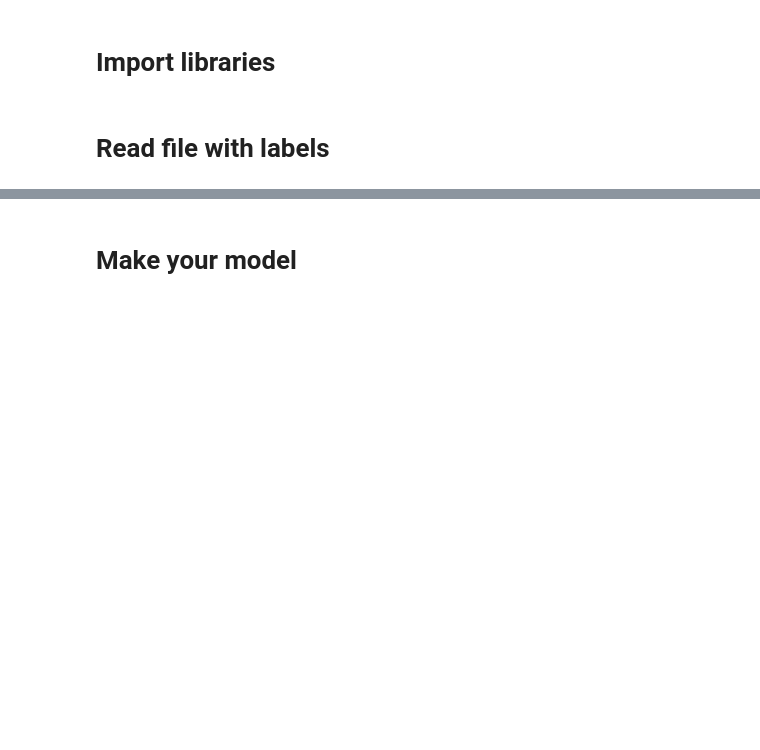
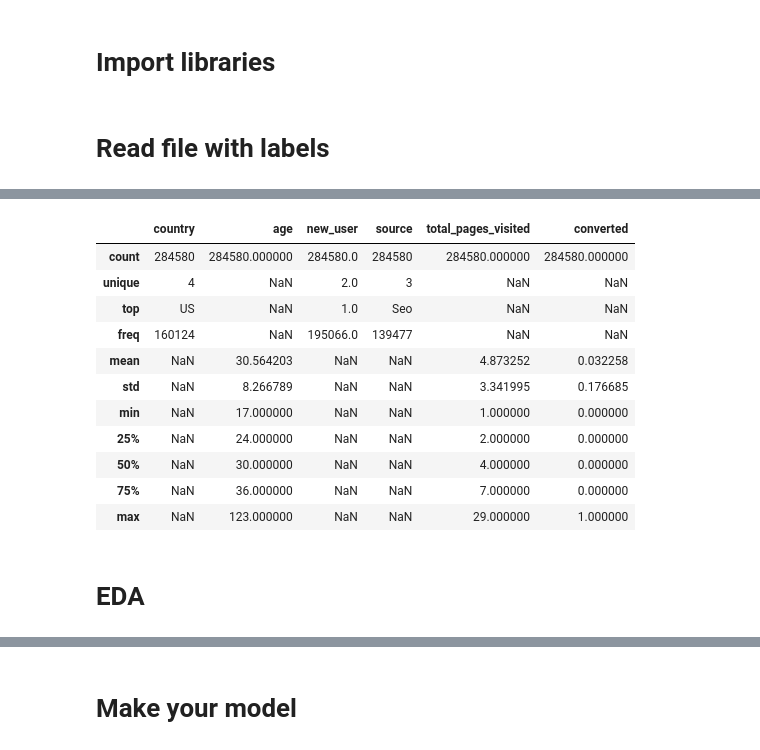
Before and after one commit to kumquat42/202311_jedha_Bloc3_ML_challenge, a Jupyter notebook: 202311_jedha_bloc3_ML_challenge.ipynb, the cells around one changed output, grey strips where cells are left out. Saved outputs shown, nothing was run; the diff lists cells and outputs as text; code cells hidden in the pictures; blank space fills up the shorter version.

```diff
--- a/202311_jedha_bloc3_ML_challenge.ipynb
+++ b/202311_jedha_bloc3_ML_challenge.ipynb
@@ -47,0 +79,15 @@ data.head()
+# %%
+data.describe(include = 'all')
+# %% [output]
+|  | country | age | new_user | source | total_pages_visited | converted |
+| count | 284580 | 284580.000000 | 284580.0 | 284580 | 284580.000000 | 284580.000000 |
+| unique | 4 | NaN | 2.0 | 3 | NaN | NaN |
+| top | US | NaN | 1.0 | Seo | NaN | NaN |
+| freq | 160124 | NaN | 195066.0 | 139477 | NaN | NaN |
+| mean | NaN | 30.564203 | NaN | NaN | 4.873252 | 0.032258 |
+| std | NaN | 8.266789 | NaN | NaN | 3.341995 | 0.176685 |
+| min | NaN | 17.000000 | NaN | NaN | 1.000000 | 0.000000 |
+| 25% | NaN | 24.000000 | NaN | NaN | 2.000000 | 0.000000 |
+| 50% | NaN | 30.000000 | NaN | NaN | 4.000000 | 0.000000 |
+| 75% | NaN | 36.000000 | NaN | NaN | 7.000000 | 0.000000 |
+| max | NaN | 123.000000 | NaN | NaN | 29.000000 | 1.000000 |
@@ -48,3 +106,5 @@ data.head()
+# %% [markdown]
+# EDA
 # %%
 # The dataset is quite big : you must create a sample of the dataset before making any visualizations !
 data_sample = data.sample(10000)
```
Also changed, not shown: parts of 28 cells of this notebook, 2 other files.
